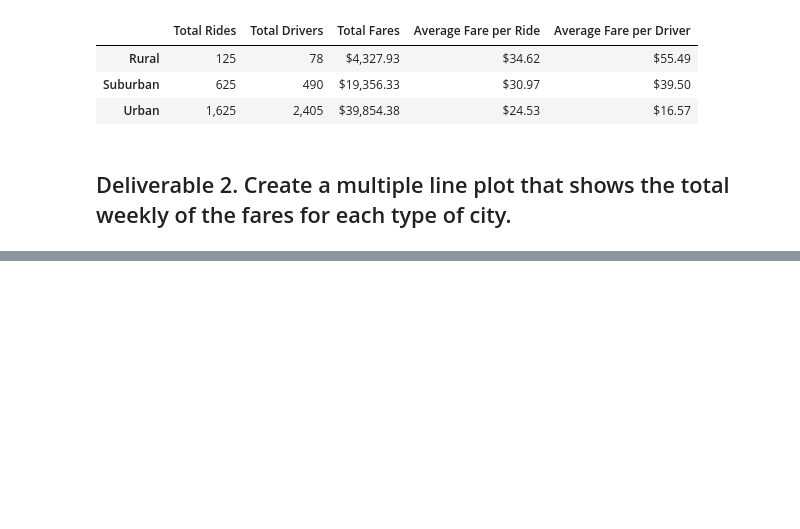
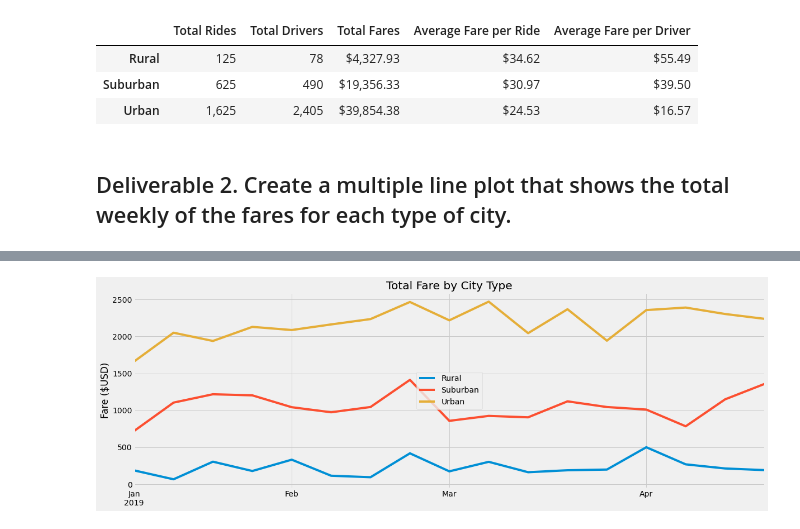
Before and after one commit to SringayKeno/Pyber_Analysis, a Jupyter notebook: PyBer_Challenge.ipynb, the cells around one changed output, grey strips where cells are left out. Saved outputs shown, nothing was run; the diff lists cells and outputs as text; code cells hidden in the pictures; blank space fills up the shorter version.

```diff
--- a/PyBer_Challenge.ipynb
+++ b/PyBer_Challenge.ipynb
@@ -134,3 +162,5 @@ pyber_summary_df
 # %%
 # 4. Create a pivot table with the 'date' as the index, the columns ='type', and values='fare'
 # to get the total fares for each type of city by the date.
+pivot_df = total_fare_per_day.pivot_table(index = ["date"], columns = ["type"], values = ["fare"])
+pivot_df
@@ -137,2 +183,5 @@ pyber_summary_df
 # %%
 # 5. Create a new DataFrame from the pivot table DataFrame using loc on the given dates, '2019-01-01':'2019-04-29'.
+
+jan_april_df = pivot_df.loc["2019-01-01":"2019-04-29"]
+jan_april_df
@@ -139,3 +204,6 @@ pyber_summary_df
 # %%
 # 6. Set the "date" index to datetime datatype. This is necessary to use the resample() method in Step 8.
 # df.index = pd.to_datetime(df.index)
+type(jan_april_df.index)
+jan_april_df.index = pd.to_datetime(jan_april_df.index)
+jan_april_df.head()
@@ -144,2 +233,5 @@ pyber_summary_df
 # %%
-# 8. Create a new DataFrame using the "resample()" function by week 'W' and get the sum of the fares for each week.
+# 8. Create a new DataFrame using the "resample()" function by week 'W'
+#and get the sum of the fares for each week.
+jan_april_df = jan_april_df.resample("W").sum()
+jan_april_df
@@ -146,7 +259,16 @@ pyber_summary_df
 # %%
 # 8. Using the object-oriented interface method, plot the resample DataFrame using the df.plot() function.
 
 # Import the style from Matplotlib.
 from matplotlib import style
 # Use the graph style fivethirtyeight.
 style.use('fivethirtyeight')
+jan_april_df.plot(figsize=(18, 6),)
+plt.xlabel('')
+plt.ylabel('Fare ($USD)')
+plt.title('Total Fare by City Type')
+plt.savefig('analysis/Pyber_fare_summary.png');
+plt.legend(["Rural", "Suburban", "Urban"],loc='center')
+plt.show()
+# %% [output]
+[figure, added]
```
Also changed, not shown: parts of 8 cells of this notebook, 2 other files.
